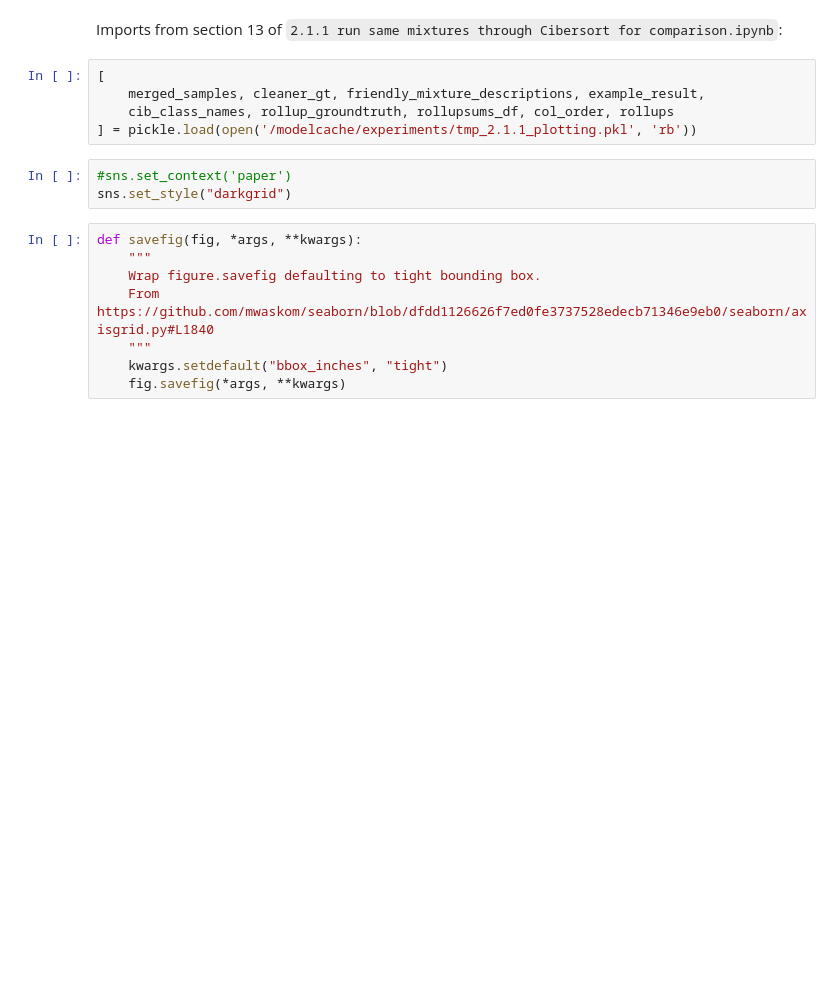
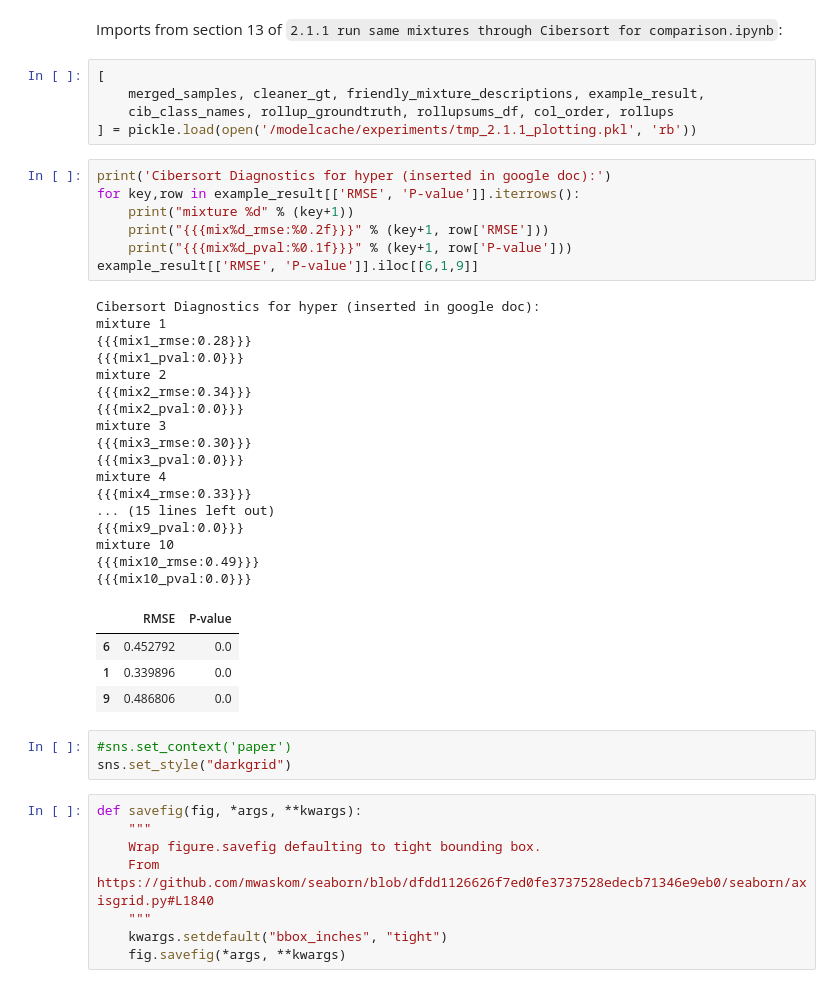
Before and after one commit to hammerlab/immune-infiltrate-explorations, a Jupyter notebook: model-single-origin-samples/2.1.2.1 MCMC figure plotting.ipynb, the cells around one changed output. Drawn from its saved outputs; the diff is of its cells as text; blank space fills up the shorter version.

```diff
--- a/model-single-origin-samples/2.1.2.1 MCMC figure plotting.ipynb
+++ b/model-single-origin-samples/2.1.2.1 MCMC figure plotting.ipynb
@@ -21,6 +21,35 @@ Imports from section 13 of `2.1.1 run same mixtures through Cibersort for compar
     merged_samples, cleaner_gt, friendly_mixture_descriptions, example_result,
     cib_class_names, rollup_groundtruth, rollupsums_df, col_order, rollups
 ] = pickle.load(open('/modelcache/experiments/tmp_2.1.1_plotting.pkl', 'rb'))
+# %%
+print('Cibersort Diagnostics for hyper (inserted in google doc):')
+for key,row in example_result[['RMSE', 'P-value']].iterrows():
+    print("mixture %d" % (key+1))
+    print("{{{mix%d_rmse:%0.2f}}}" % (key+1, row['RMSE']))
+    print("{{{mix%d_pval:%0.1f}}}" % (key+1, row['P-value']))
+example_result[['RMSE', 'P-value']].iloc[[6,1,9]]
+# %% [output]
+Cibersort Diagnostics for hyper (inserted in google doc):
+mixture 1
+{{{mix1_rmse:0.28}}}
+{{{mix1_pval:0.0}}}
+mixture 2
+{{{mix2_rmse:0.34}}}
+{{{mix2_pval:0.0}}}
+mixture 3
+{{{mix3_rmse:0.30}}}
+{{{mix3_pval:0.0}}}
+mixture 4
+{{{mix4_rmse:0.33}}}
+... (15 lines left out)
+{{{mix9_pval:0.0}}}
+mixture 10
+{{{mix10_rmse:0.49}}}
+{{{mix10_pval:0.0}}}
+|  | RMSE | P-value |
+| 6 | 0.452792 | 0.0 |
+| 1 | 0.339896 | 0.0 |
+| 9 | 0.486806 | 0.0 |
 # %%
 #sns.set_context('paper')
 sns.set_style("darkgrid")
```
Also changed, not shown: parts of 3 cells of this notebook, 6 other files.
